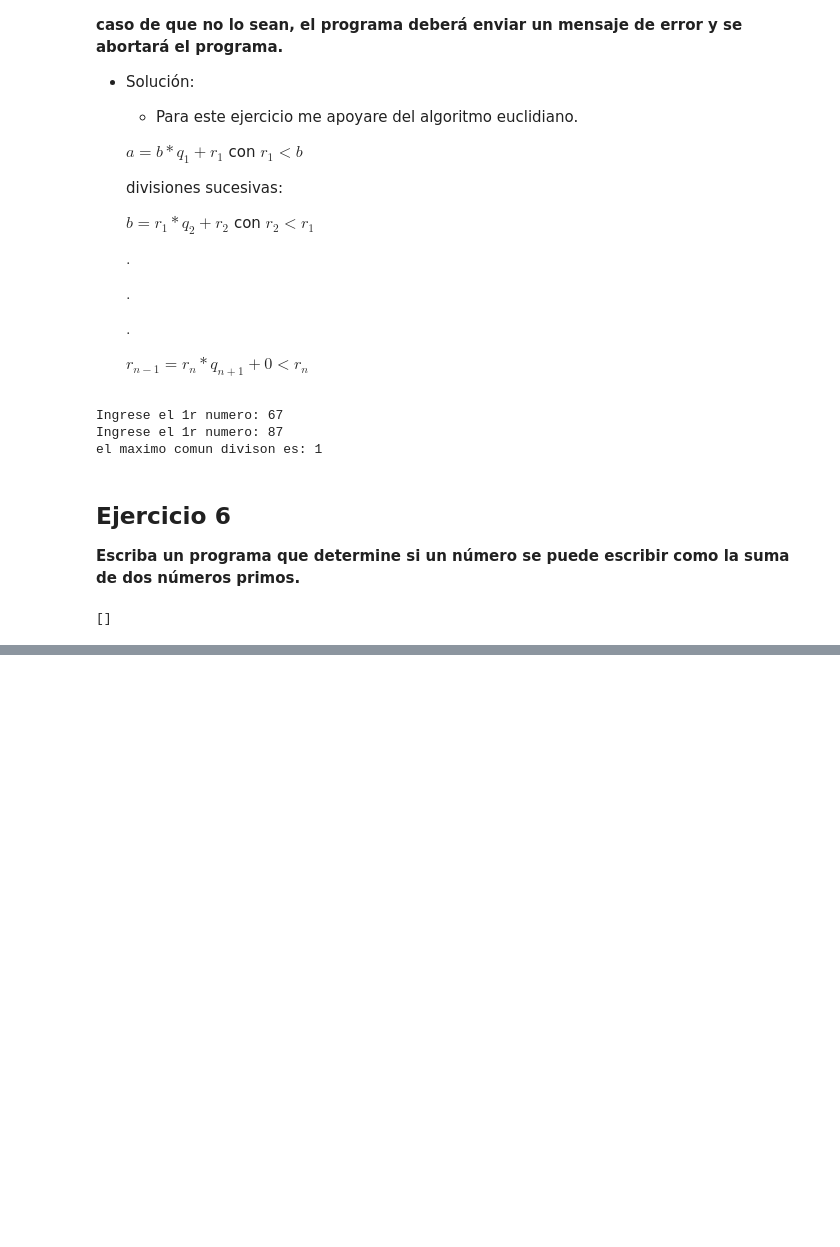
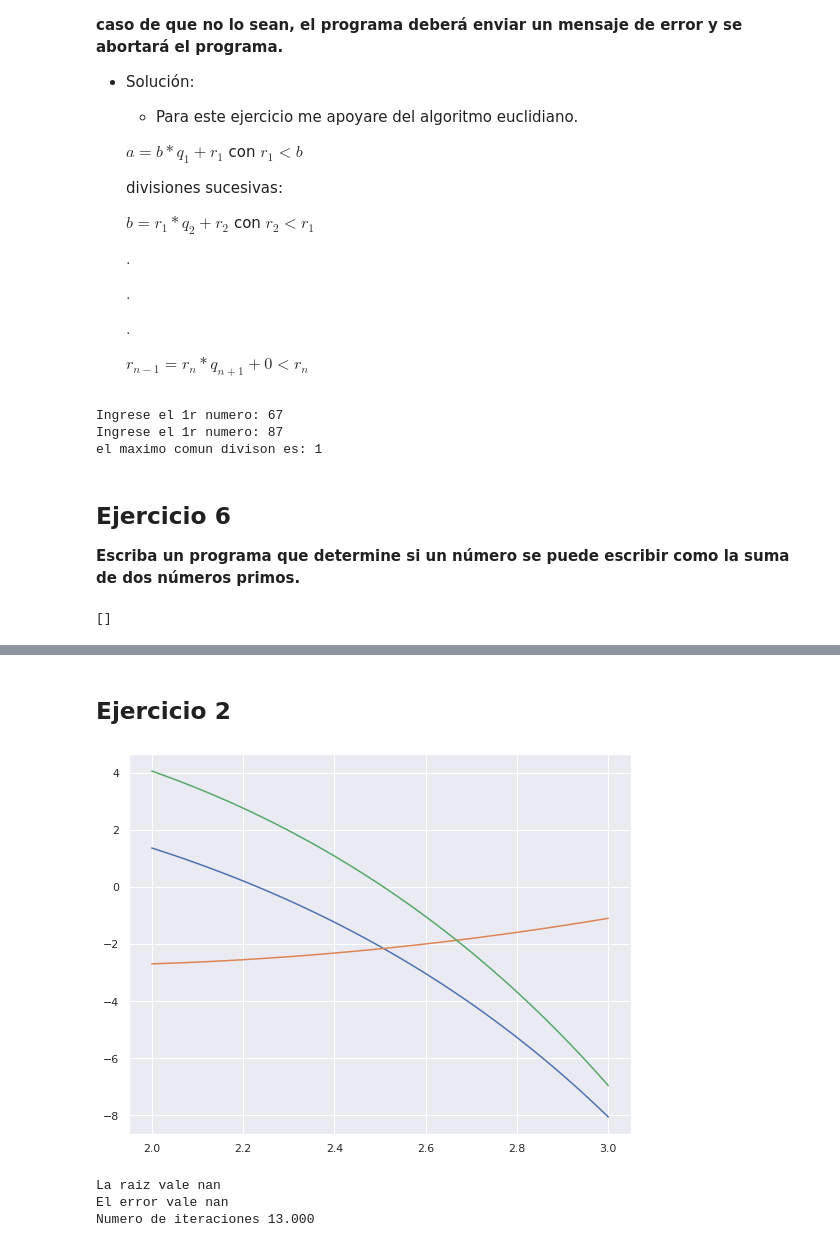
Before and after one commit to ADRIANVM117/proyectos_propios, a Jupyter notebook: actuaria/metodos_numericos/metodos_numericos.ipynb, the cells around one changed output, grey strips where cells are left out. Drawn from its saved outputs; the diff is of its cells as text; code cells hidden in the pictures; blank space fills up the shorter version.

```diff
--- a/actuaria/metodos_numericos/metodos_numericos.ipynb
+++ b/actuaria/metodos_numericos/metodos_numericos.ipynb
@@ -151,0 +154,20 @@ Numero de iteraciones 1.000
+# %%
+import numpy as np
+def  f(x):  return x**2 -5 - np.sin(x)
+x = np.linspace(-3,3,100)
+y = f(x)
+
+r0 = 4
+r1 = 3
+tol = .00001
+e = np.abs(r1 - r0)
+
+
+while e > tol:
+
+  r = r1 - f(r1) * (r1 - r0)/ (f(r1) - f(r0))
+  e = abs( r - r1 )
+  r0 =r1
+  r1 = r
+print('La raiz vale {:.3f}'.format(r))
+print('El error vale {:.3f}'.format(e))
@@ -470,0 +503,57 @@ def numero(a)
+# %% [markdown]
+## Ejercicio 2
+# %%
+from numpy.core.function_base import linspace
+def f(x):
+  return 5*x + 3*np.cos(x) - np.e**x
+
+def g(x):
+  return x**2 - 3*x - np.log(x)
+
+def h(x):
+  return 5*x  + 3*np.cos(x) - np.e**x - x**2 + 3*x + np.log(x)
+
+
+x = linspace(2,3, 100)
+y = f(x)
+g = g(x)
+z = h(x)
+
+import seaborn as sns
+import matplotlib.pyplot as plt
+sns.set()
+plt.figure(figsize=(9,7))
+plt.plot(x,y )
+plt.plot(x,g )
+plt.plot(x,z)
+plt.show()
+plt.show()
+# %% [output]
+[figure, added]
+# %%
+# Metodo de  falsa posición
+a = float(2.4)
+b =float(2.6)
+t = 0.001 # tolerancia
+r = (a*h(b) - b*h(a))/ (h(b) - h(a)) # error
+e = b -a # error exacto
+
+while e > t:
+  if h(r) == 0:
+    e = 0
+  else:
+    if h(a) * h(r)< 0:
+      b = r
+    else:
+      a = r
+    r = a*h(b) - b*h(a)/ h(b) - h(a) # error
+    e = (b -a)
+    k+= 1
+
+print('La raiz vale {:.3f}'.format(r))
+print('El error vale {:.3f}'.format(e))
+print('Numero de iteraciones {:.3f}'.format(k))
+# %% [output]
+La raiz vale nan
+El error vale nan
+Numero de iteraciones 13.000
```
Also changed, not shown: parts of 4 cells of this notebook.
